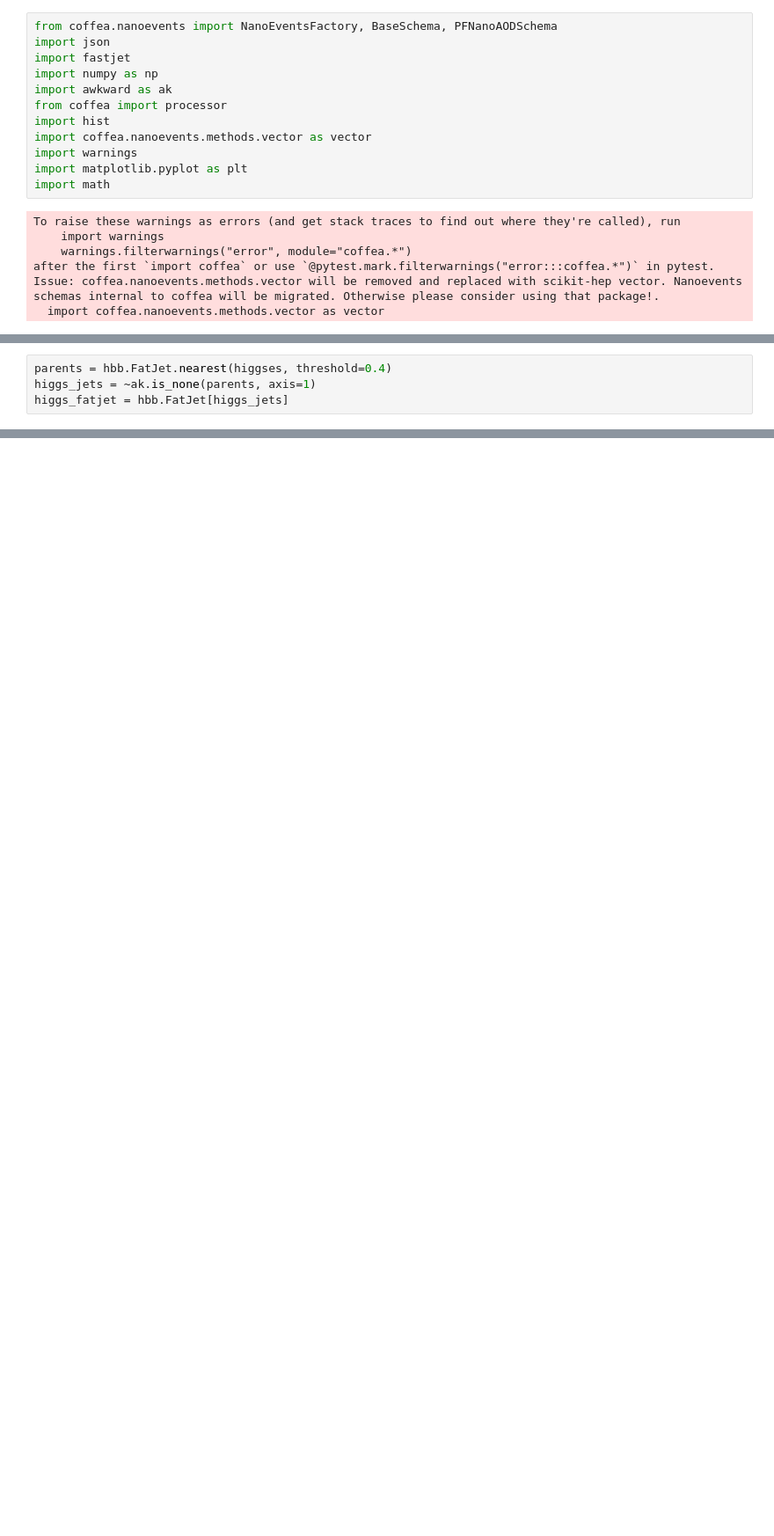
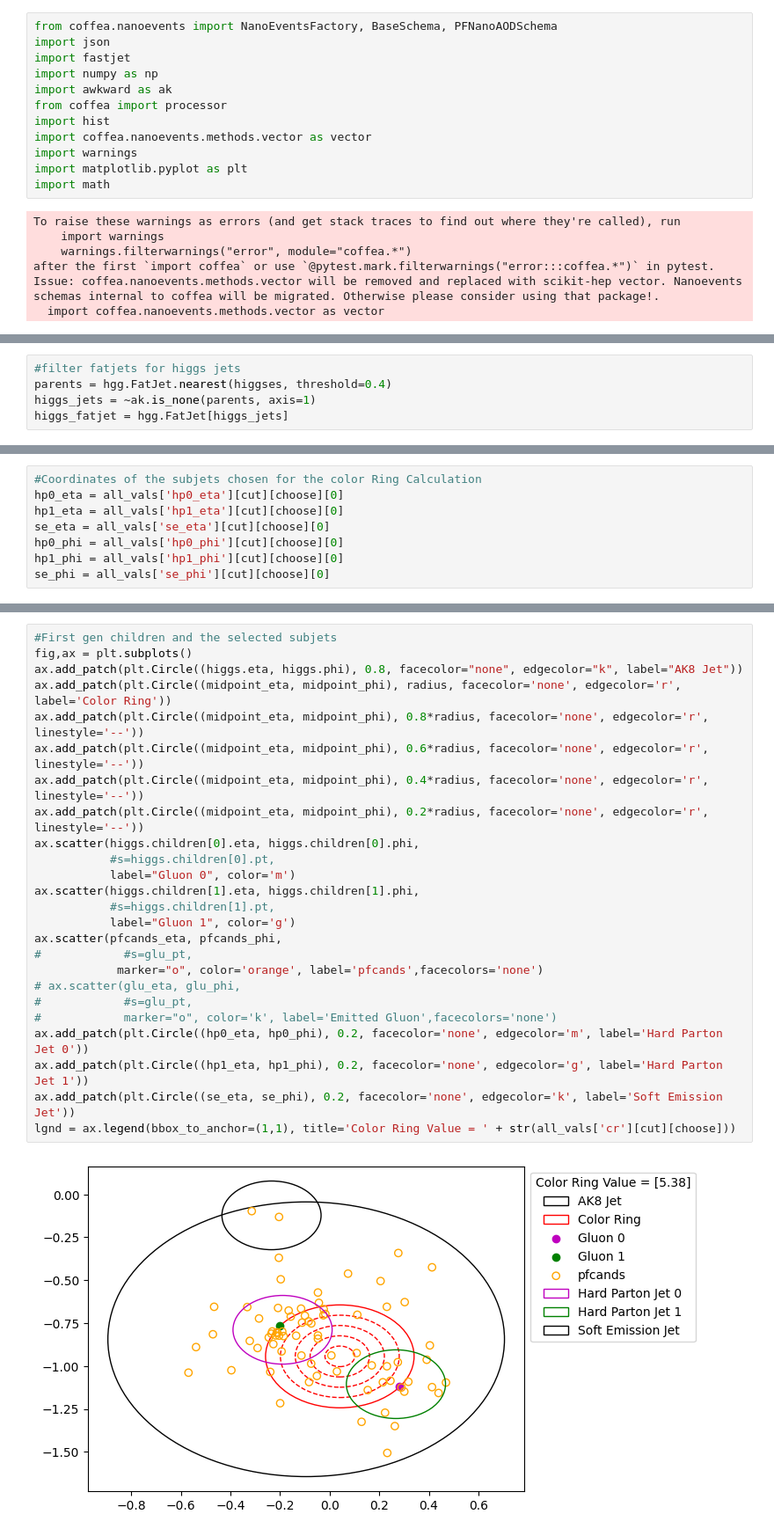
Before and after one commit to cmoore24-24/hgg, a Jupyter notebook: notebooks/genpart_work/genpart_colorring.ipynb, the cells around one changed output, grey strips where cells are left out. Shown at 88% size. Saved outputs shown, nothing was run; the diff lists cells and outputs as text; blank space fills up the shorter version.

```diff
--- a/notebooks/genpart_work/genpart_colorring.ipynb
+++ b/notebooks/genpart_work/genpart_colorring.ipynb
@@ -87,4 +95,5 @@ assert ak.all(abs(higgses.children.pdgId) == 5)
 # %%
-parents = hbb.FatJet.nearest(higgses, threshold=0.4)
+#filter fatjets for higgs jets
+parents = hgg.FatJet.nearest(higgses, threshold=0.4)
 higgs_jets = ~ak.is_none(parents, axis=1)
-higgs_fatjet = hbb.FatJet[higgs_jets]
+higgs_fatjet = hgg.FatJet[higgs_jets]
@@ -116,0 +161,8 @@ largest_pt = higgs.children[use].children[idx].pt
+# %%
+#Coordinates of the subjets chosen for the color Ring Calculation
+hp0_eta = all_vals['hp0_eta'][cut][choose][0]
+hp1_eta = all_vals['hp1_eta'][cut][choose][0]
+se_eta = all_vals['se_eta'][cut][choose][0]
+hp0_phi = all_vals['hp0_phi'][cut][choose][0]
+hp1_phi = all_vals['hp1_phi'][cut][choose][0]
+se_phi = all_vals['se_phi'][cut][choose][0]
@@ -140,0 +220,27 @@ Text(0.5, 1.0, 'Higgs to BB Jet, PT=336')
+# %%
+#First gen children and the selected subjets
+fig,ax = plt.subplots()
+ax.add_patch(plt.Circle((higgs.eta, higgs.phi), 0.8, facecolor="none", edgecolor="k", label="AK8 Jet"))
+ax.add_patch(plt.Circle((midpoint_eta, midpoint_phi), radius, facecolor='none', edgecolor='r', label='Color Ring'))
+ax.add_patch(plt.Circle((midpoint_eta, midpoint_phi), 0.8*radius, facecolor='none', edgecolor='r', linestyle='--'))
+ax.add_patch(plt.Circle((midpoint_eta, midpoint_phi), 0.6*radius, facecolor='none', edgecolor='r', linestyle='--'))
+ax.add_patch(plt.Circle((midpoint_eta, midpoint_phi), 0.4*radius, facecolor='none', edgecolor='r', linestyle='--'))
+ax.add_patch(plt.Circle((midpoint_eta, midpoint_phi), 0.2*radius, facecolor='none', edgecolor='r', linestyle='--'))
+ax.scatter(higgs.children[0].eta, higgs.children[0].phi,
+           #s=higgs.children[0].pt,
+           label="Gluon 0", color='m')
+ax.scatter(higgs.children[1].eta, higgs.children[1].phi,
+           #s=higgs.children[1].pt,
+           label="Gluon 1", color='g')
+ax.scatter(pfcands_eta, pfcands_phi,
+#            #s=glu_pt,
+            marker="o", color='orange', label='pfcands',facecolors='none')
+# ax.scatter(glu_eta, glu_phi,
+#            #s=glu_pt,
+#            marker="o", color='k', label='Emitted Gluon',facecolors='none')
+ax.add_patch(plt.Circle((hp0_eta, hp0_phi), 0.2, facecolor='none', edgecolor='m', label='Hard Parton Jet 0'))
+ax.add_patch(plt.Circle((hp1_eta, hp1_phi), 0.2, facecolor='none', edgecolor='g', label='Hard Parton Jet 1'))
+ax.add_patch(plt.Circle((se_eta, se_phi), 0.2, facecolor='none', edgecolor='k', label='Soft Emission Jet'))
+lgnd = ax.legend(bbox_to_anchor=(1,1), title='Color Ring Value = ' + str(all_vals['cr'][cut][choose]))
+# %% [output]
+[figure, added]
```
Also changed, not shown: parts of 23 cells of this notebook, 9 other files.
